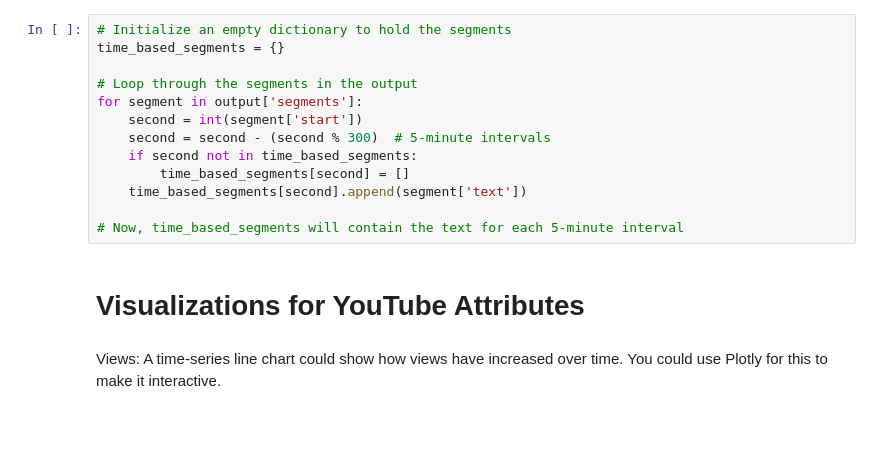
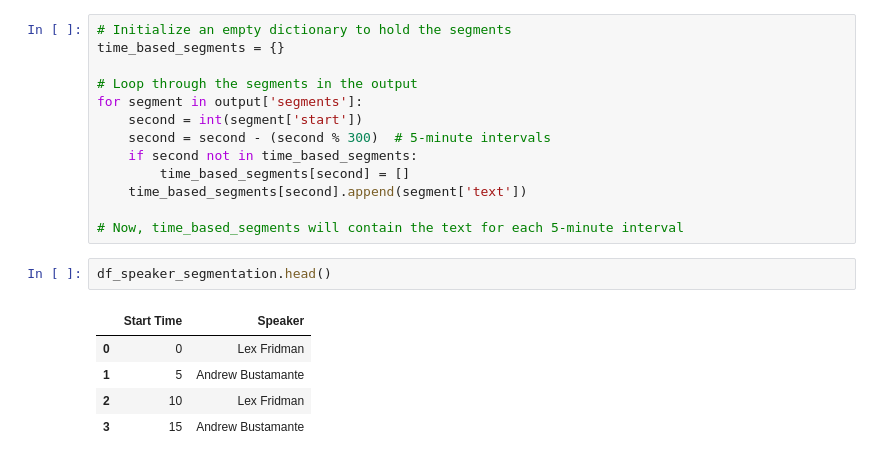
Before and after one commit to itprodirect/Lex_cia_transcription_project, a Jupyter notebook: Lex_cia_transcription_project.ipynb, the cells around one changed output. Saved outputs shown, nothing was run; the diff lists cells and outputs as text; blank space fills up the shorter version.

```diff
--- a/Lex_cia_transcription_project.ipynb
+++ b/Lex_cia_transcription_project.ipynb
@@ -275,7 +278,11 @@ for segment in output['segments']:
     time_based_segments[second].append(segment['text'])
 
 # Now, time_based_segments will contain the text for each 5-minute interval
-# %% [markdown]
-# Visualizations for YouTube Attributes
-# %% [markdown]
-Views: A time-series line chart could show how views have increased over time. You could use Plotly for this to make it interactive.
+# %%
+df_speaker_segmentation.head()
+# %% [output]
+|  | Start Time | Speaker |
+| 0 | 0 | Lex Fridman |
+| 1 | 5 | Andrew Bustamante |
+| 2 | 10 | Lex Fridman |
+| 3 | 15 | Andrew Bustamante |
```
Also changed, not shown: parts of 6 cells of this notebook.
